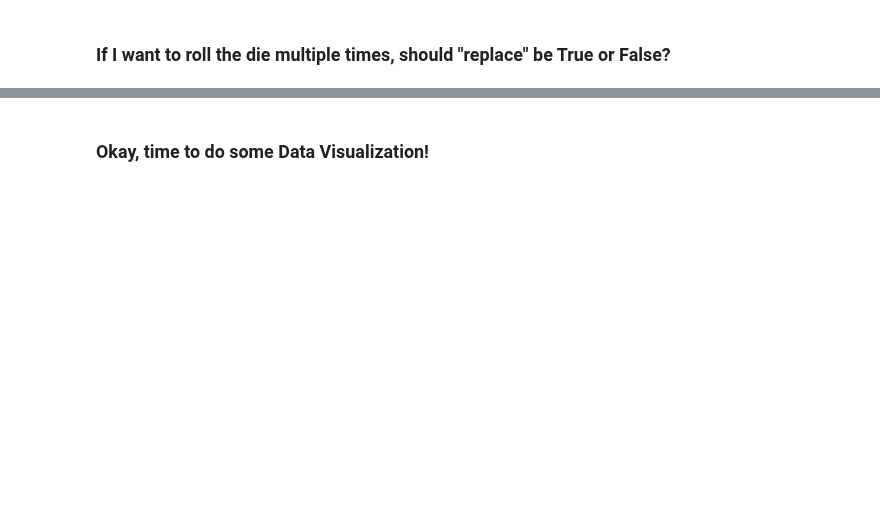
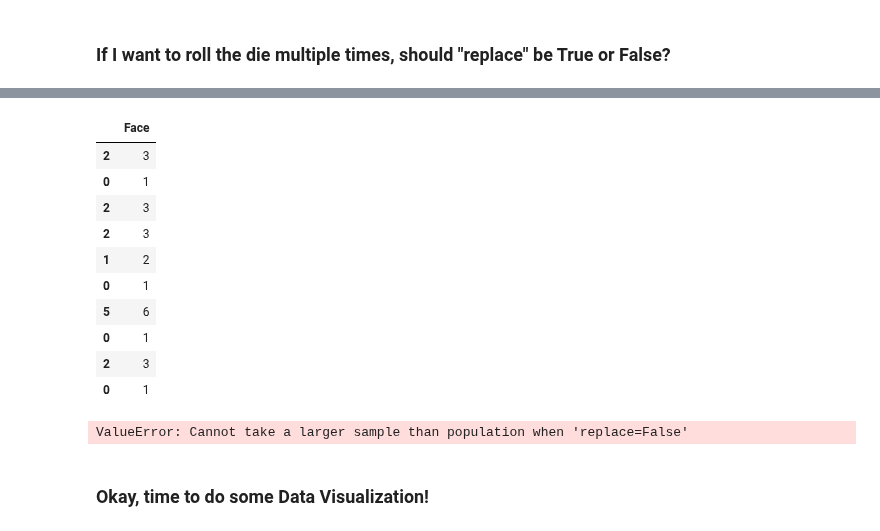
Before and after one commit to mattzhao-R/data-118, a Jupyter notebook: class_nbs/Lect06DemosP2.ipynb, the cells around one changed output, grey strips where cells are left out. Saved outputs shown, nothing was run; the diff lists cells and outputs as text; code cells hidden in the pictures; blank space fills up the shorter version.

```diff
--- a/class_nbs/Lect06DemosP2.ipynb
+++ b/class_nbs/Lect06DemosP2.ipynb
@@ -623,3 +627,21 @@ die.sample(10, replace=????)
+# %%
+die.sample(10, replace=True)
+# %% [output]
+|  | Face |
+| 2 | 3 |
+| 0 | 1 |
+| 2 | 3 |
+| 2 | 3 |
+| 1 | 2 |
+| 0 | 1 |
+| 5 | 6 |
+| 0 | 1 |
+| 2 | 3 |
+| 0 | 1 |
+# %%
+die.sample(10, replace=False)
+# %% [output]
+ValueError: Cannot take a larger sample than population when 'replace=False'
 # %% [markdown]
 ### Okay, time to do some Data Visualization!
 # %%
```
Also changed, not shown: parts of 21 cells of this notebook, 1 other file.
